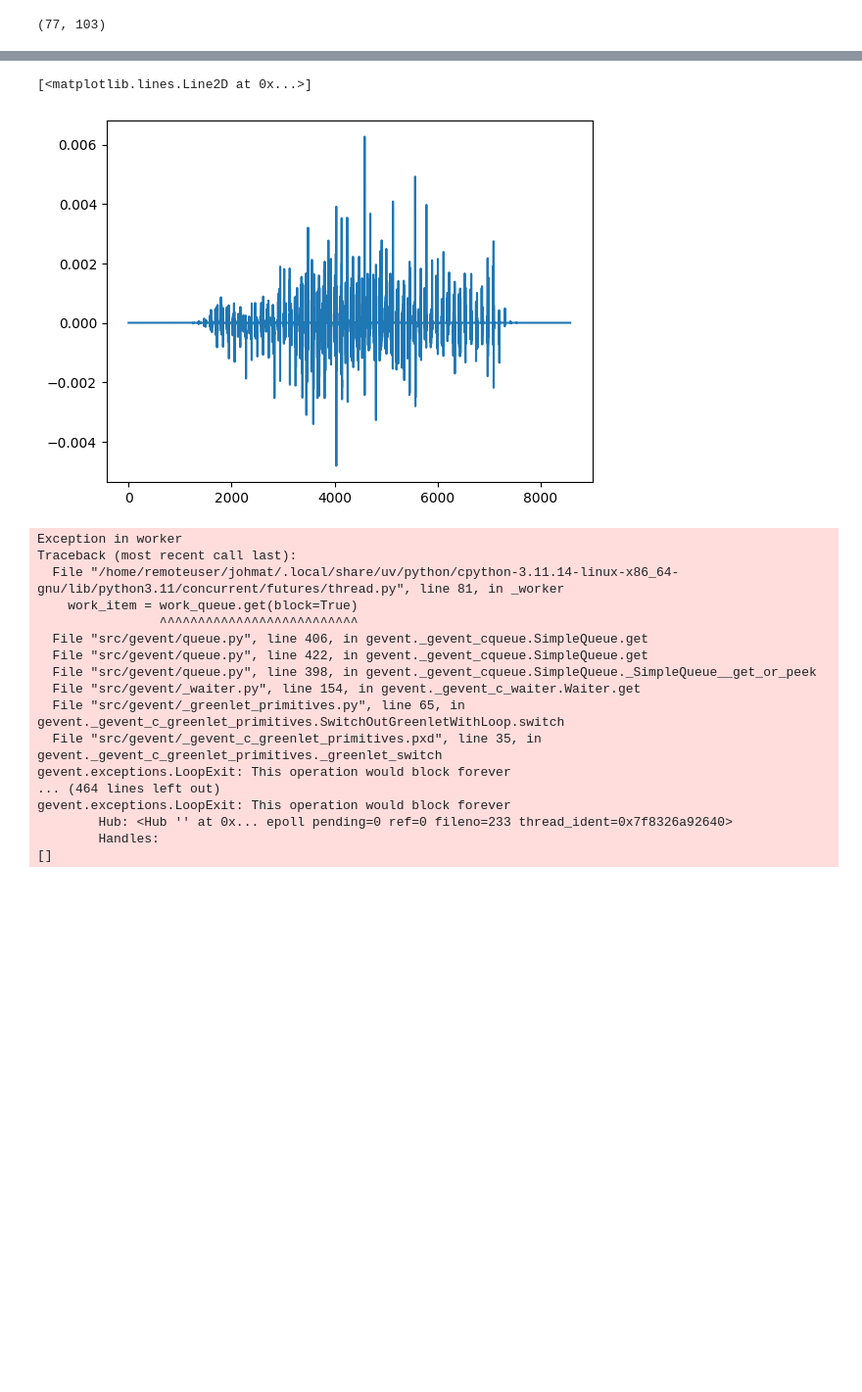
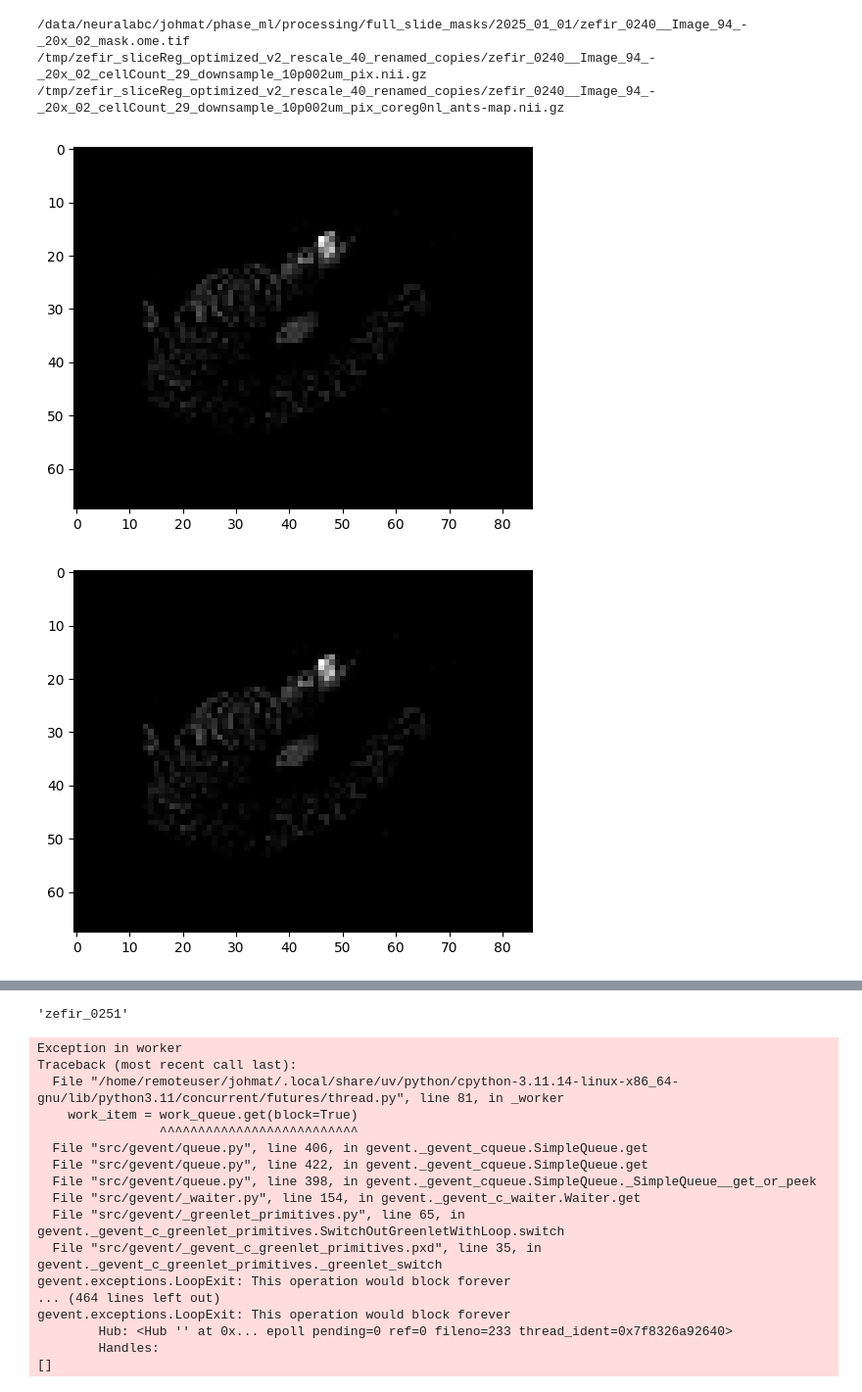
Before and after one commit to Mat-johnson/microscopy_scripts, a Jupyter notebook: macaque_CB/notebooks/2026_04_Apply_Mappings_python_CLEAN.ipynb, the cells around one changed output, grey strips where cells are left out. Shown at 98% size. Saved outputs shown, nothing was run; the diff lists cells and outputs as text; code cells hidden in the pictures; blank space fills up the shorter version.

```diff
--- a/macaque_CB/notebooks/2026_04_Apply_Mappings_python_CLEAN.ipynb
+++ b/macaque_CB/notebooks/2026_04_Apply_Mappings_python_CLEAN.ipynb
@@ -81,7 +81,7 @@ def center_crop_or_pad_2d(image, target_shape, pad_value=0):
 
     return arr
 # %%
-root_dir = '/tmp/zefir_sliceReg_optimized_v2_rescale_40'
+root_dir = '/tmp/zefir_sliceReg_optimized_v2_rescale_40_renamed_copies'
 # root_dir = '/tmp/zefir_sliceReg_optimized_v2_rescale_50/'
 
 # Generate list of slice directories by globbing based on unique numeric prefix (zefir_XXXX_...)
@@ -97,7 +97,8 @@ for name_idx, orig_fname in enumerate(orig_fnames):
     base_slice = slice_name.split('_downsample_10p002um_pix')[0]
 
     source_img = os.path.join(root_dir, f"{base_slice}_downsample_10p002um_pix.nii.gz")
-    mapping_img = os.path.join(root_dir, f"init_translation_slice_{base_slice.split('_')[1]}/{base_slice}_downsample_10p002um_pix_coreg0nl_ants-map.nii.gz")
+    # mapping_img = os.path.join(root_dir, f"init_translation_slice_{base_slice.split('_')[1]}/{base_slice}_downsample_10p002um_pix_coreg0nl_ants-map.nii.gz")
+    mapping_img = os.path.join(root_dir, f"{base_slice}_downsample_10p002um_pix_coreg0nl_ants-map.nii.gz")
     mapping_img3 = os.path.join(root_dir, f"{base_slice}_downsample_10p002um_pix_coreg12nl_win12_rigsyn_4_ants-map.nii.gz")
     mapping_img4 = os.path.join(root_dir, f"{base_slice}_downsample_10p002um_pix_coreg12nl_win12_rigsyn_4_groupwise_iter3_ants-map.nii.gz")
     mapping_img5 = os.path.join(root_dir, f"{base_slice}_downsample_10p002um_pix_coreg12nl_win12_rigsyn_4_groupwise_iter4_ants-map.nii.gz")
@@ -503,18 +506,32 @@ ValueError: could not broadcast input array from shape (55,66) into shape (77,10
 # %%
-_t = np.zeros_like(src.get_fdata())
-_t[20,20] = 200
-_t_img = nb.Nifti1Image(_t, affine=src.affine, header=src.header)
-labeled_seq = apply_coordinate_mapping_2d(
-        apply_coordinate_mapping_2d(
-            apply_coordinate_mapping_2d(
-                apply_coordinate_mapping_2d(
-                    apply_coordinate_mapping_2d(
-                        apply_coordinate_mapping_2d(
-                            apply_coordinate_mapping_2d(
-                                apply_coordinate_mapping_2d(
-                                    apply_coordinate_mapping_2d(
-                                        _t_img, m1_), m2_), m3_), m4_), m5_), m6_), m7_), m8_), m9_)
+print(labeled_mask_fname)
+print(source_img)
+print(mapping_img)
+# %% [output]
+/data/neuralabc/johmat/phase_ml/processing/full_slide_masks/2025_01_01/zefir_0240__Image_94_-_20x_02_mask.ome.tif
+/tmp/zefir_sliceReg_optimized_v2_rescale_40_renamed_copies/zefir_0240__Image_94_-_20x_02_cellCount_29_downsample_10p002um_pix.nii.gz
+/tmp/zefir_sliceReg_optimized_v2_rescale_40_renamed_copies/zefir_0240__Image_94_-_20x_02_cellCount_29_downsample_10p002um_pix_coreg0nl_ants-map.nii.gz
 # %%
-_d.shape
+
+plt.imshow(np.rot90(_ds_label_cnt, k=0), cmap='gray')
+plt.show()
+
+plt.imshow(label_cnt_img.get_fdata(), cmap='gray')
+plt.show()
+
+plt.imshow(labeled_seq.get_fdata(), cmap='gray')
+plt.show()
+
+plt.imshow(src.get_fdata(), cmap='gray')
+plt.show()
+
+plt.imshow(seq, cmap='gray')
+plt.show()
+
+#overlay of labeled_seq and seq
+plt.imshow(seq, cmap='gray')
+plt.imshow(labeled_seq.get_fdata(), cmap='Reds', alpha=0.5,)
+plt.show()
 # %% [output]
-(77, 103)
+[figure, added]
+[figure, added]
@@ -521,11 +542,7 @@ _d.shape
 # %%
-#sanity check: is everything still good between the seq and the expected output
-
-diff = final_space_labels['final_reg_space_def0'][0].get_fdata() - seq
-plt.plot(diff.flatten())
+fname_header
 # %% [output]
-[<matplotlib.lines.Line2D at 0x...>]
+'zefir_0251'
-[figure, removed]
 # %%
 labeled_mask = glob(os.path.join(label_dir, f"{fname_header}_*_mask*.tif"))
 labeled_mask_fname = labeled_mask[0]
```
Also changed, not shown: parts of 13 cells of this notebook, 1 other file.
